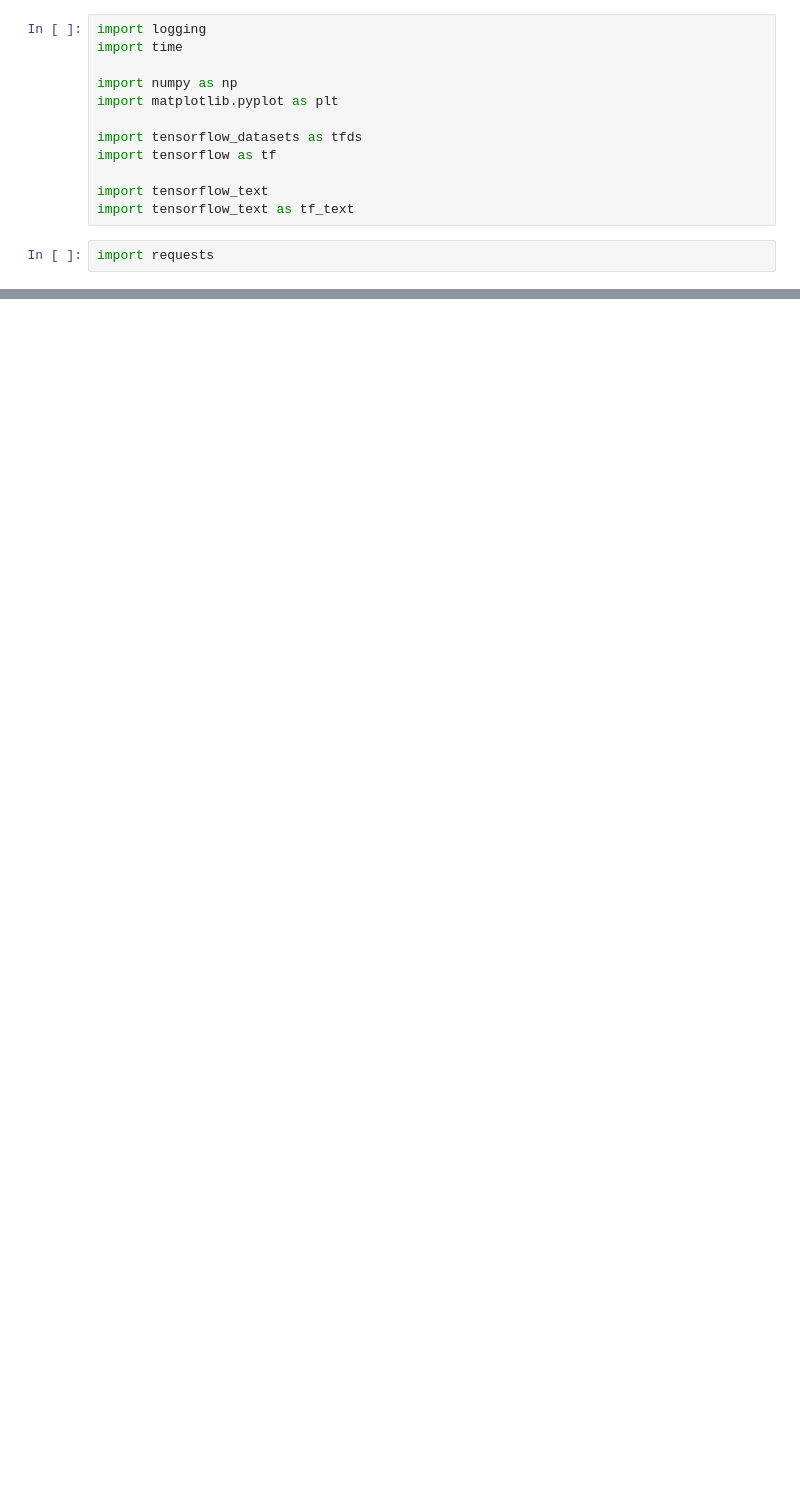
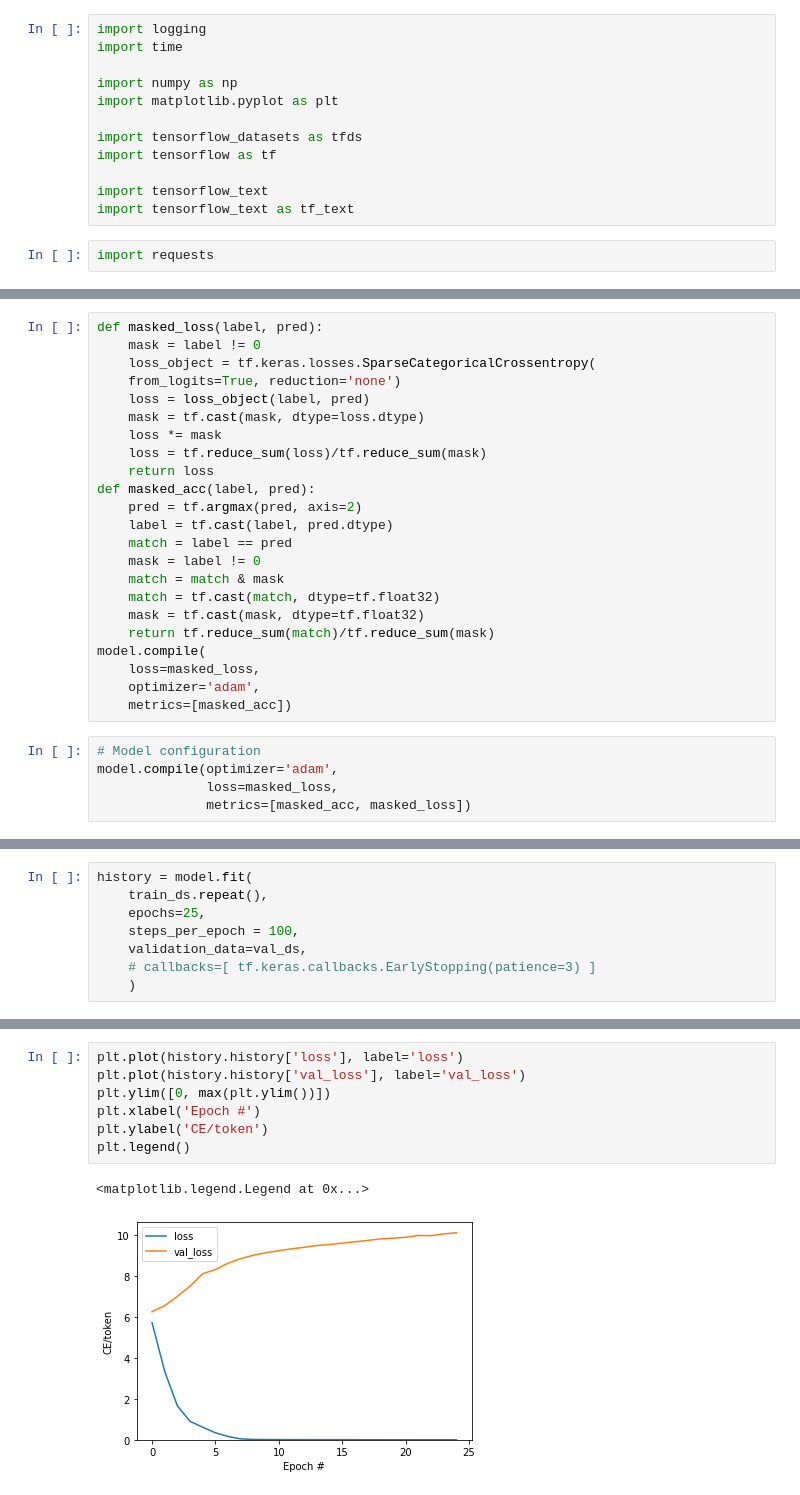
Before and after one commit to mtjon/infompr-group-project, a Jupyter notebook: rnn.ipynb, the cells around one changed output, grey strips where cells are left out. Cells and saved outputs as stored; diff of their text form; blank space fills up the shorter version.

```diff
--- a/rnn.ipynb
+++ b/rnn.ipynb
@@ -226,0 +522,28 @@ UnimplementedError: ignored
+# %%
+def masked_loss(label, pred):
+    mask = label != 0
+    loss_object = tf.keras.losses.SparseCategoricalCrossentropy(
+    from_logits=True, reduction='none')
+    loss = loss_object(label, pred)
+    mask = tf.cast(mask, dtype=loss.dtype)
+    loss *= mask
+    loss = tf.reduce_sum(loss)/tf.reduce_sum(mask)
+    return loss
+def masked_acc(label, pred):
+    pred = tf.argmax(pred, axis=2)
+    label = tf.cast(label, pred.dtype)
+    match = label == pred
+    mask = label != 0
+    match = match & mask
+    match = tf.cast(match, dtype=tf.float32)
+    mask = tf.cast(mask, dtype=tf.float32)
+    return tf.reduce_sum(match)/tf.reduce_sum(mask)
+model.compile(
+    loss=masked_loss,
+    optimizer='adam',
+    metrics=[masked_acc])
+# %%
+# Model configuration
+model.compile(optimizer='adam',
+              loss=masked_loss,
+              metrics=[masked_acc, masked_loss])
@@ -226,0 +559,8 @@ UnimplementedError: ignored
+# %%
+history = model.fit(
+    train_ds.repeat(),
+    epochs=25,
+    steps_per_epoch = 100,
+    validation_data=val_ds,
+    # callbacks=[ tf.keras.callbacks.EarlyStopping(patience=3) ]
+    )
@@ -226,0 +592,10 @@ UnimplementedError: ignored
+# %%
+plt.plot(history.history['loss'], label='loss')
+plt.plot(history.history['val_loss'], label='val_loss')
+plt.ylim([0, max(plt.ylim())])
+plt.xlabel('Epoch #')
+plt.ylabel('CE/token')
+plt.legend()
+# %% [output]
+<matplotlib.legend.Legend at 0x...>
+[figure, added]
```
Also changed, not shown: parts of 30 cells of this notebook.
